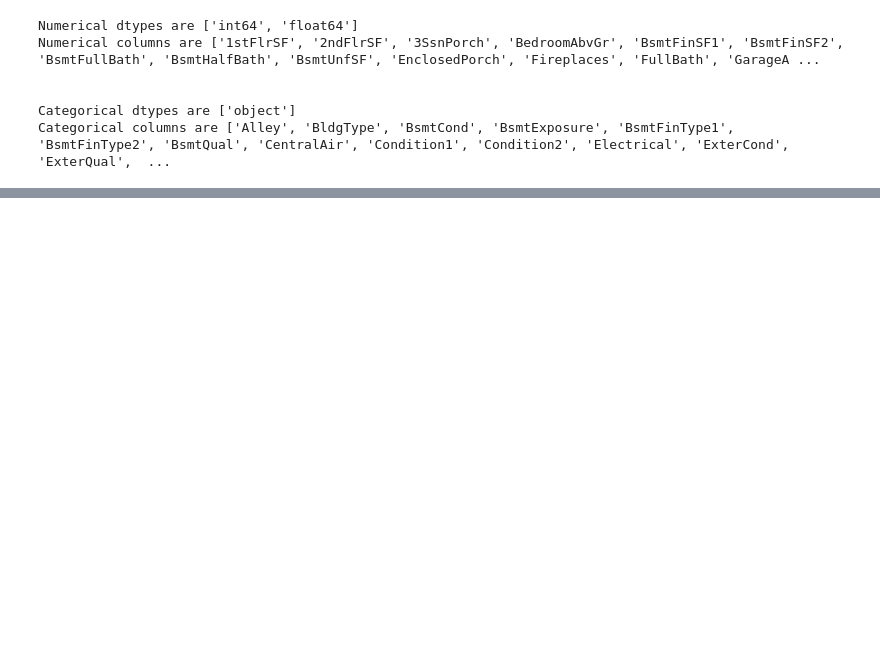
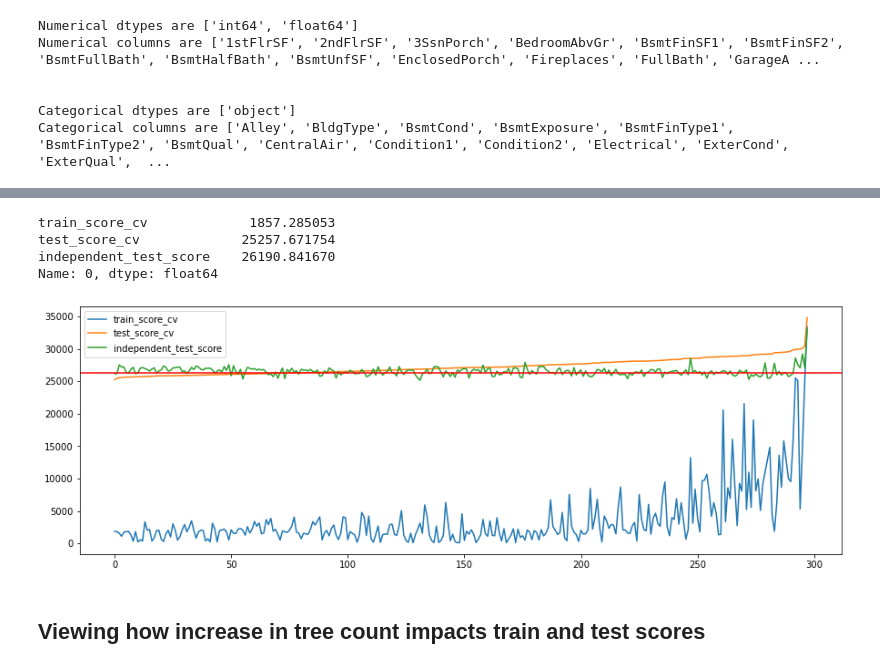
Before and after one commit to PeTRUEha/Data_Science_Projects, a Jupyter notebook: working/notebook.ipynb, the cells around one changed output, grey strips where cells are left out. Drawn from its saved outputs; the diff is of its cells as text; code cells hidden in the pictures; blank space fills up the shorter version.

```diff
--- a/working/notebook.ipynb
+++ b/working/notebook.ipynb
@@ -59,0 +349,2 @@ Categorical columns are ['Alley', 'BldgType', 'BsmtCond', 'BsmtExposure', 'BsmtF
+# %%
+hyperopt_stats['independent_validation_score'] = np.nan
@@ -59,0 +383,15 @@ Categorical columns are ['Alley', 'BldgType', 'BsmtCond', 'BsmtExposure', 'BsmtF
+# %%
+ranked_stats = hyperopt_stats.sort_values(by= 'test_score').reset_index(drop = True)
+scores = ranked_stats[['train_score', 'test_score', 'independent_validation_score']]
+scores = scores.rename(columns={'train_score': 'train_score_cv', 'test_score': 'test_score_cv'})
+scores.plot()
+plt.axhline(y=26350, color='r', linestyle='-')
+scores.iloc[0]
+# %% [output]
+train_score_cv             1857.285053
+test_score_cv             25257.671754
+independent_test_score    26190.841670
+Name: 0, dtype: float64
+[figure, added]
+# %% [markdown]
+## Viewing how increase in tree count impacts train and test scores
```
Also changed, not shown: parts of 61 cells of this notebook, 1 other file.
